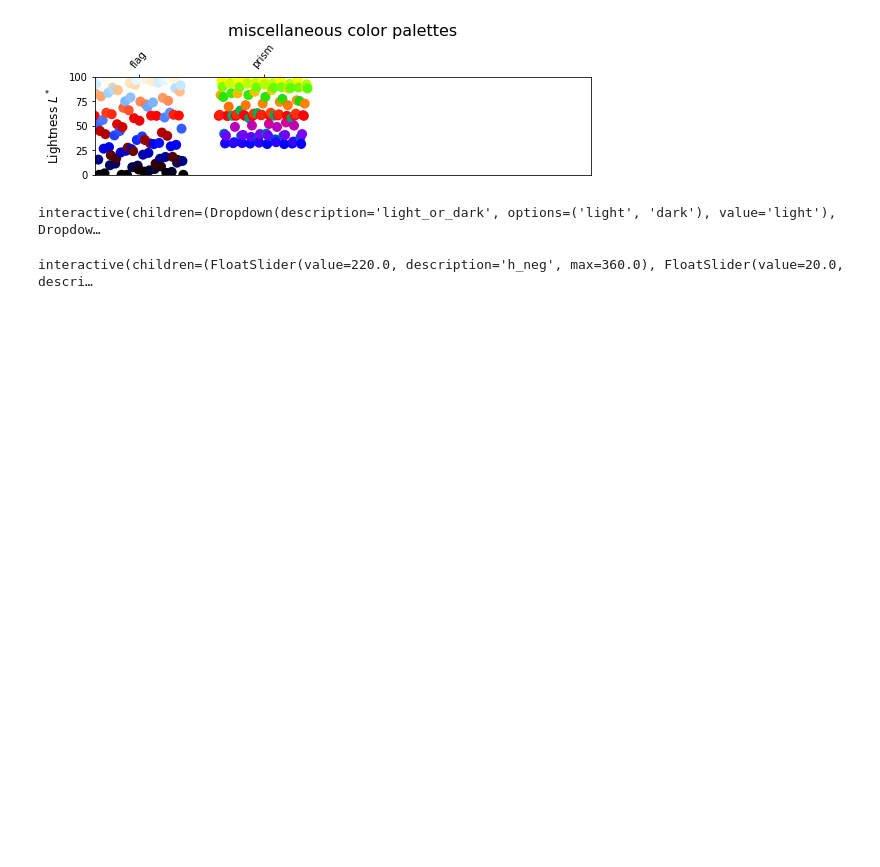
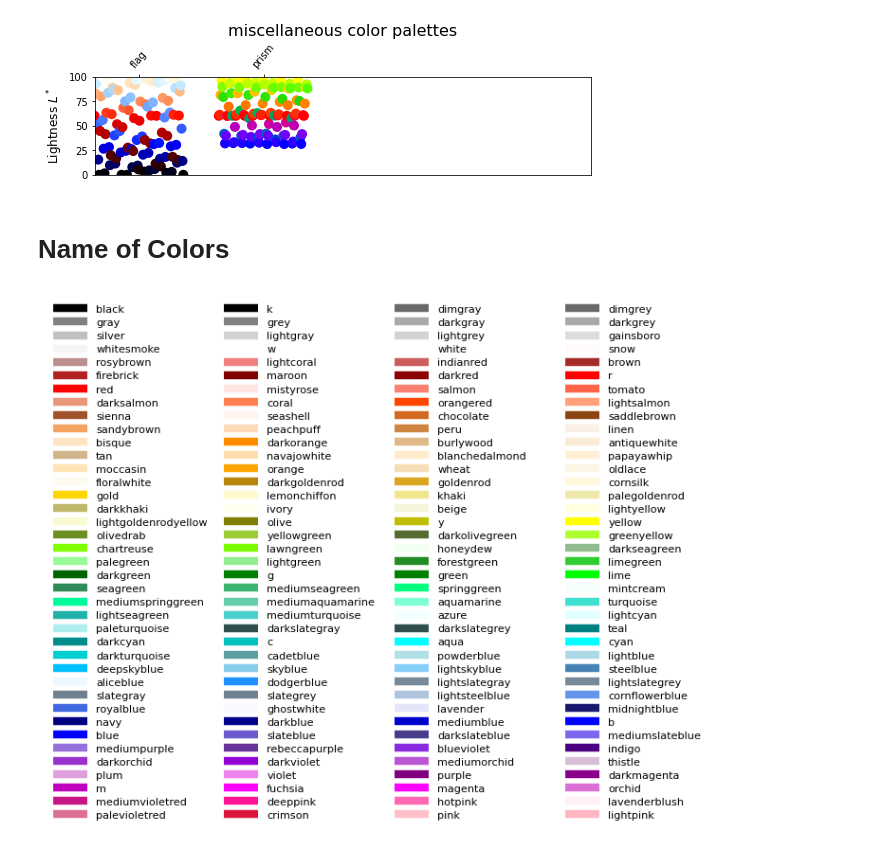
Before and after one commit to tetutaro/seaborn_color_palette, a Jupyter notebook: color_palette.ipynb, the cells around one changed output. Cells and saved outputs as stored; diff of their text form; code cells hidden in the pictures; blank space fills up the shorter version.

```diff
--- a/color_palette.ipynb
+++ b/color_palette.ipynb
@@ -681,33 +693,5 @@ draw_lightness()
 [figure]
 [figure]
 [figure]
-# %%
-def show_pal3(light_or_dark, color, reverse):
-    sns.palplot(eval('sns.%s_palette' % light_or_dark)(
-        color=color, n_colors=10, reverse=reverse
-    ))
-interact(
-    show_pal3,
-    light_or_dark=['light', 'dark'],
-    color=['blue', 'navy', 'green', 'palegreen', 'red'],
-    reverse=False
-);
-# %% [output]
-interactive(children=(Dropdown(description='light_or_dark', options=('light', 'dark'), value='light'), Dropdow…
-# %%
-def show_pal4(h_neg, h_pos, s, l, center):
-    sns.palplot(
-        sns.diverging_palette(
-            h_neg, h_pos, n=10, s=s, l=l, center=center
-        )
-    )
-interact(
-    show_pal4,
-    h_neg=FloatSlider(220, max=360),
-    h_pos=FloatSlider(20, max=360),
-    s=FloatSlider(75, max=99),
-    l=FloatSlider(50, max=99),
-    center=['light', 'dark']
-);
-# %% [output]
-interactive(children=(FloatSlider(value=220.0, description='h_neg', max=360.0), FloatSlider(value=20.0, descri…
+# %% [markdown]
+# Name of Colors
@@ -713,0 +750,5 @@ interactive(children=(FloatSlider(value=220.0, description='h_neg', max=360.0),
+# %%
+mplcolors = dict(mcolors.BASE_COLORS, **mcolors.CSS4_COLORS)
+draw_colornames(colors=mplcolors)
+# %% [output]
+[figure, added]
```
Also changed, not shown: parts of 63 cells of this notebook, 1 other file.
